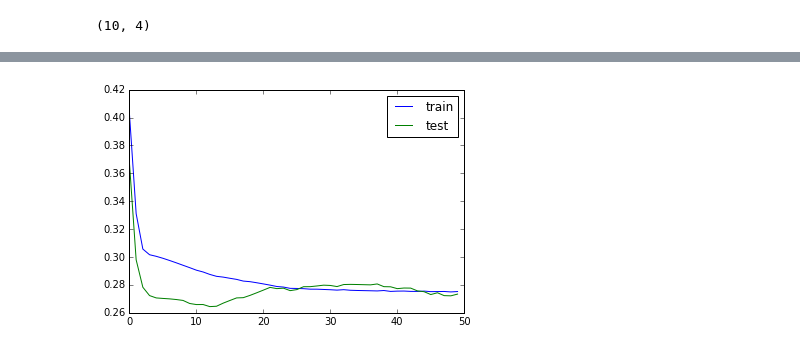
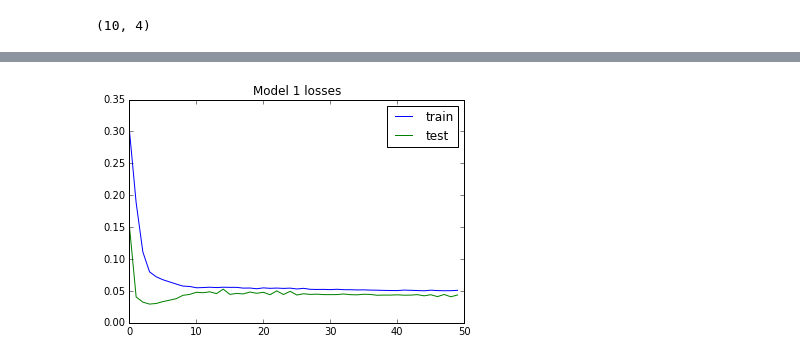
Before and after one commit to reubenng/cryptopredict, a Jupyter notebook: lstm/price_multistep.ipynb, the cells around one changed output, grey strips where cells are left out. Cells and saved outputs as stored; diff of their text form; code cells hidden in the pictures.

Commit message:
price only input prediction model

```diff
--- a/lstm/price_multistep.ipynb
+++ b/lstm/price_multistep.ipynb
@@ -58,3 +63,6 @@ def series_to_supervised(data, n_in=1, n_out=1, dropnan=True):
 	if dropnan:
 		agg.dropna(inplace=True)
 	return agg
+# %%
+values = df['last'].values
+values
@@ -60,0 +84,4 @@ def series_to_supervised(data, n_in=1, n_out=1, dropnan=True):
+# %%
+values = values.astype('float32') # convert to float
+values = values.reshape((values.shape[0], -1))
+values
@@ -61,10 +110,7 @@ def series_to_supervised(data, n_in=1, n_out=1, dropnan=True):
 # %%
-values = df.values
-values = values.astype('float32') # convert to float
 scaler = MinMaxScaler(feature_range=(0, 1))
 scaled = scaler.fit_transform(values) # normalised
 reframed = series_to_supervised(scaled, 3, 1)
-reframed.drop(reframed.columns[[1,3,5,7]], axis=1, inplace=True) # drop sentiment columns
-reframed.head()
+reframed
 # %% [output]
 |  | var1(t-3) | var1(t-2) | var1(t-1) | var1(t) |
@@ -76,9 +134,9 @@ reframed.head()
 # %%
 # train and test set
 split = 0.9
-values = reframed.values
-train = values[:int(len(values)*split), :]
-test = values[int(len(values)*split):, :]
+reframed_values = reframed.values
+train = reframed_values[:int(len(reframed_values)*split), :]
+test = reframed_values[int(len(reframed_values)*split):, :]
 test.shape
 # %% [output]
 (10, 4)
@@ -122,8 +184,10 @@ Epoch 50/50
 # %%
 # plot history
-pyplot.plot(history.history['loss'], label='train')
-pyplot.plot(history.history['val_loss'], label='test')
-pyplot.legend()
-pyplot.show()
+plt.plot(history.history['loss'], label='train')
+plt.plot(history.history['val_loss'], label='test')
+plt.legend()
+plt.title('Model 1 losses')
+plt.savefig('loss.jpg')
+plt.show()
 # %% [output]
-[figure, old version]
+[figure, new version]
```
Also changed, not shown: parts of 20 cells of this notebook, 3 other files.
